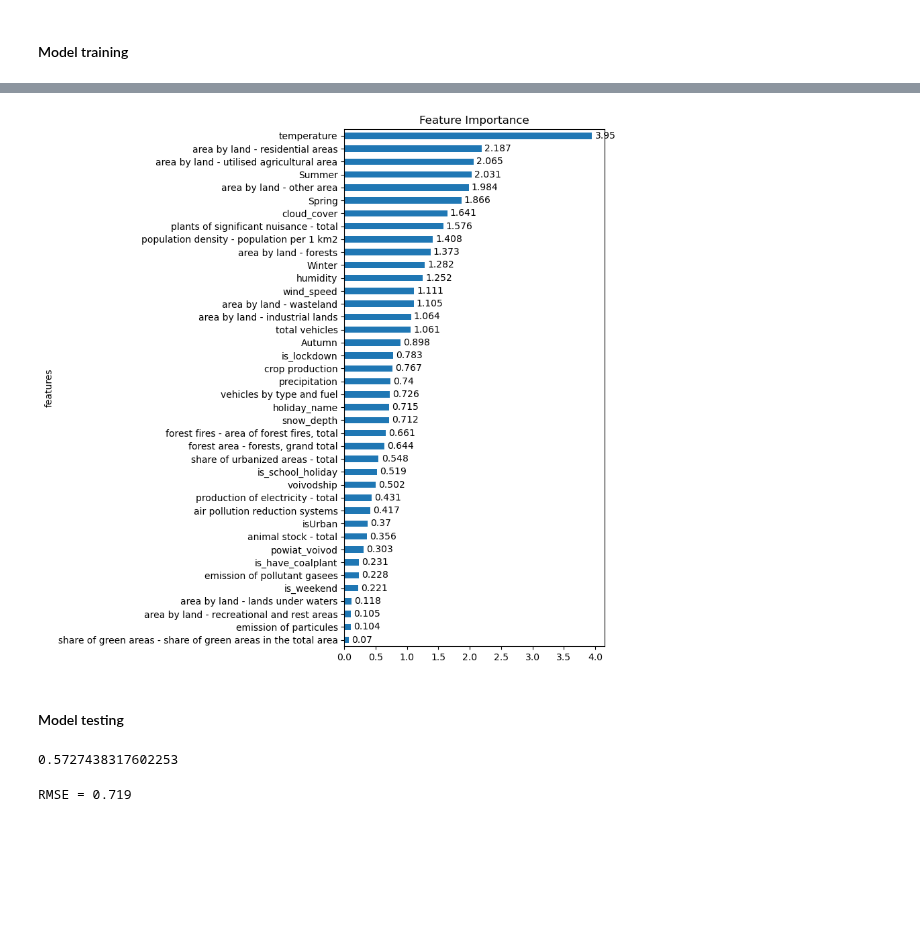
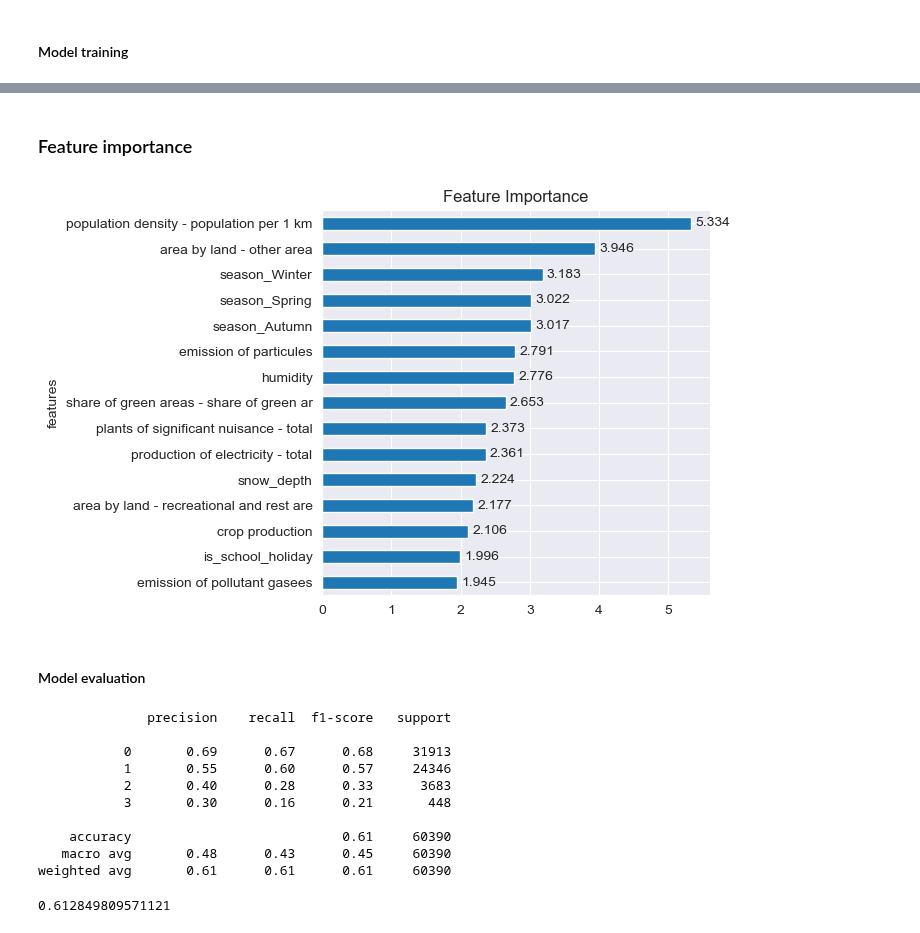
Before and after one commit to OmdenaAI/warsaw-poland-chapter-air-pollution, a Jupyter notebook: src/tasks/task-4-modeling/Vulcan_Catalin_modelling/logistic_regression.ipynb, the cells around one changed output, grey strips where cells are left out. Cells and saved outputs as stored; diff of their text form; code cells hidden in the pictures; blank space fills up the shorter version.

Commit message:
NonTemporal Classification LogisticRegression 61.2

```diff
--- a/src/tasks/task-4-modeling/Vulcan_Catalin_modelling/logistic_regression.ipynb
+++ b/src/tasks/task-4-modeling/Vulcan_Catalin_modelling/logistic_regression.ipynb
@@ -106,0 +138,14 @@ Feature importance
+# %%
+# use StratifiedKFold cross-validation
+# because it performs better for inbalanced classes
+# use l2 regularization
+from sklearn.linear_model import LogisticRegression
+from sklearn.model_selection import StratifiedKFold
+
+tolerance = 1e-3
+max_iter = 3000
+
+# Create  classifier object.
+lr = LogisticRegression(max_iter=max_iter, penalty="l2", multi_class="ovr", tol=tolerance, n_jobs=-2)
+
+lr.fit(X, y)
@@ -107,27 +162,39 @@ Feature importance
+# %% [markdown]
+### Feature importance
 # %%
 # select top features by looking look at sum of values per column
-top_features_idx = np.argsort(np.sum(np.abs(lr_model.coef_),axis=0))[::-1]
-top_feature_values = np.sort(np.sum(np.abs(lr_model.coef_),axis=0))[::-1]
-top_features = df_X.columns[top_features_idx]
+top_features_idx = np.argsort(np.sum(lr.coef_,axis=0))[::-1]
+top_feature_values = np.sort(np.sum(lr.coef_,axis=0))[::-1]
+top_features = X_df.columns[top_features_idx]
+# %%
+# don't display powiat, voivodeship and holiday
+for i in top_features_idx:
+    if X_df.columns[i].startswith("powiat") or X_df.columns[i].startswith("voivod") or X_df.columns[i].startswith("holiday"):
+        top_features_idx = np.delete(top_features_idx, np.where(top_features_idx == i))
+        top_features = np.delete(top_features, np.where(top_features == X_df.columns[i]))
+# %%
+top_features = top_features.astype('string').str[:40]
 # %%
 import matplotlib.pyplot as plt
 
 #Creating a dataframe for feature importance
 feat_imp_df = \
 pd.DataFrame({
-    'features': top_features,
-    'importance': np.round(top_feature_values, 3)
+    'features': top_features[:15],
+    'importance': np.round(top_feature_values[:15], 3)
 }).set_index('features').sort_values('importance')
 
-ax = feat_imp_df.plot(kind='barh', figsize=(5, 10))
+ax = feat_imp_df.plot(kind='barh', figsize=(5, 5))
 ax.set_title("Feature Importance");
 ax.bar_label(ax.containers[0], padding=3);
 ax.legend().remove()
+ax.figure.savefig('most_important_features_is_urban.png', facecolor="white", bbox_inches='tight')
+plt.show()
 # %% [output]
-[figure, old version]
+[figure, new version]
 # %%
 del(df)
 # %% [markdown]
-#### Model testing
+#### Model evaluation
 # %%
 df_test = pd.read_parquet('../../data/8. data_for_modelling/Non Temporal Datasets/test_nontemporal_classification.parquet.gz')
@@ -205,4 +217,19 @@ y_test = df_test_y.values
+# %%
+# Evaluating the model performance
+from sklearn.metrics import classification_report
+print(classification_report(y_test, y_pred))
+# %% [output]
+              precision    recall  f1-score   support
+
+           0       0.69      0.67      0.68     31913
+           1       0.55      0.60      0.57     24346
+           2       0.40      0.28      0.33      3683
+           3       0.30      0.16      0.21       448
+
+    accuracy                           0.61     60390
+   macro avg       0.48      0.43      0.45     60390
+weighted avg       0.61      0.61      0.61     60390
 # %%
-lr_model.score(X_test,y_test)
+lr.score(X_test, y_test) # 0.612502069879119
 # %% [output]
-0.5727438317602253
+0.612849809571121
@@ -211,8 +235,0 @@ y_pred = lr_model.predict(X_test)
-# %%
-from sklearn.metrics import mean_squared_error
-# Calculate the mean squared error
-rmse = mean_squared_error(y_test, y_pred, squared=False)
-
-print(f"RMSE = {rmse:.3f}")
-# %% [output]
-RMSE = 0.719
```
Also changed, not shown: parts of 30 cells of this notebook.
